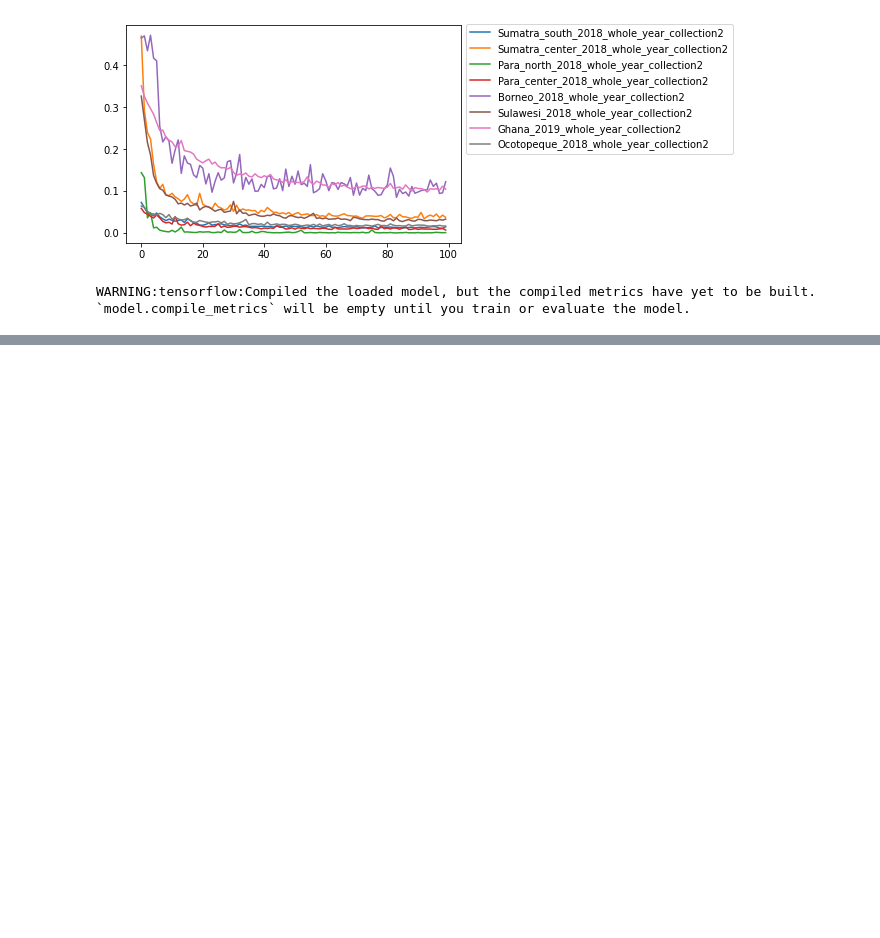
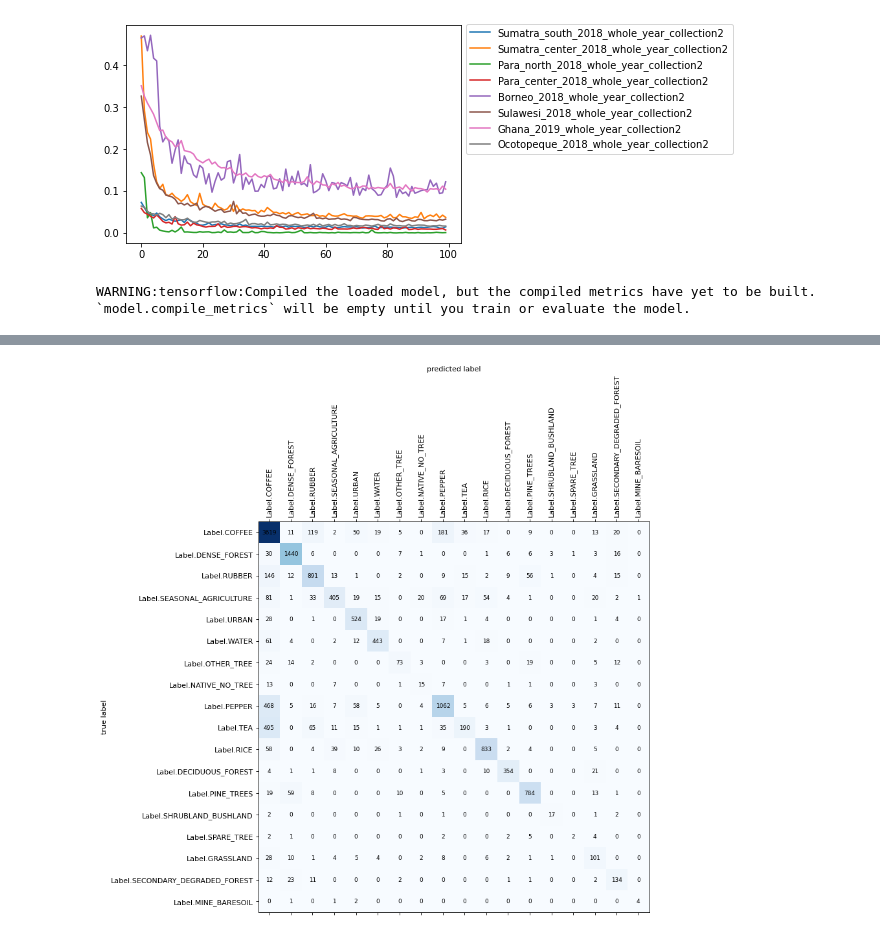
Before and after one commit to SimWalther/vietnam_coffee_detection, a Jupyter notebook: scripts/notebooks/reptile.ipynb, the cells around one changed output, grey strips where cells are left out. Cells and saved outputs as stored; diff of their text form; code cells hidden in the pictures; blank space fills up the shorter version.

```diff
--- a/scripts/notebooks/reptile.ipynb
+++ b/scripts/notebooks/reptile.ipynb
@@ -634,0 +1088,21 @@ Mean f-score:  0.800333991880222
+# %%
+labels_coordinates = vietnam_labels_coordinates()
+
+dataset_args = dict(
+    labels = labels,
+    raster_paths = [os.path.join(DATA_ROOT_PATH, 'Vietnam_2018_whole_year_collection2/merged.tif')],
+    labels_coordinates_list = [labels_coordinates],
+    nb_pixel_around = NB_PIXEL_AROUND
+)
+
+dataset_2018 = make_dataset_from_raster_files(**dataset_args)
+
+dataset_args = dict(
+    labels = labels,
+    raster_paths = [os.path.join(DATA_ROOT_PATH, 'Vietnam_2019_whole_year_collection2/merged.tif')],
+    labels_coordinates_list = [labels_coordinates],
+    nb_pixel_around = NB_PIXEL_AROUND
+)
+
+dataset_2019 = make_dataset_from_raster_files(**dataset_args)
+np.random.shuffle(dataset_2019)
@@ -634,0 +1182,18 @@ Mean f-score:  0.800333991880222
+# %%
+# create data generators
+train_datagen = ImageMultiOutputSequence(
+    X_train, Y_train, ['label', 'category'], batch_size=32, augmentations=AUGMENTATIONS
+)
+
+history, trained_model = train_model(
+    model=model,
+    train_datagen=train_datagen,
+    validation_datagen=None,
+    class_weights=None,
+    epochs=EPOCHS,
+    steps_per_epoch=len(labels_train) / 32,
+    early_stopping=False,
+    model_checkpoint_cb=False,
+)
+
+trained_model.save(os.path.join(MODEL_ROOT_PATH, model_name + '.hdf5'))
@@ -634,0 +1218,8 @@ Mean f-score:  0.800333991880222
+# %%
+conf_matrices, accuracy, loss = evaluate_multi_output_model(trained_model, X_test, Y_test, y_test)
+# %%
+pl.figure(figsize=(12, 10), dpi=80)
+
+plot_confusion_matrix(conf_matrices[0], labels)
+# %% [output]
+[figure, added]
```
Also changed, not shown: parts of 65 cells of this notebook, 25 other files.
